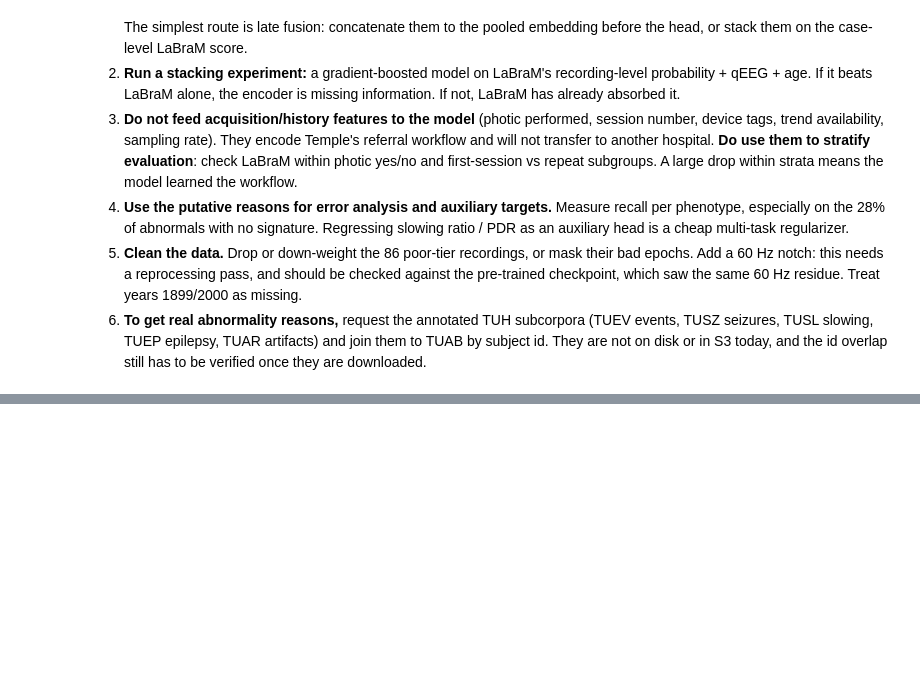
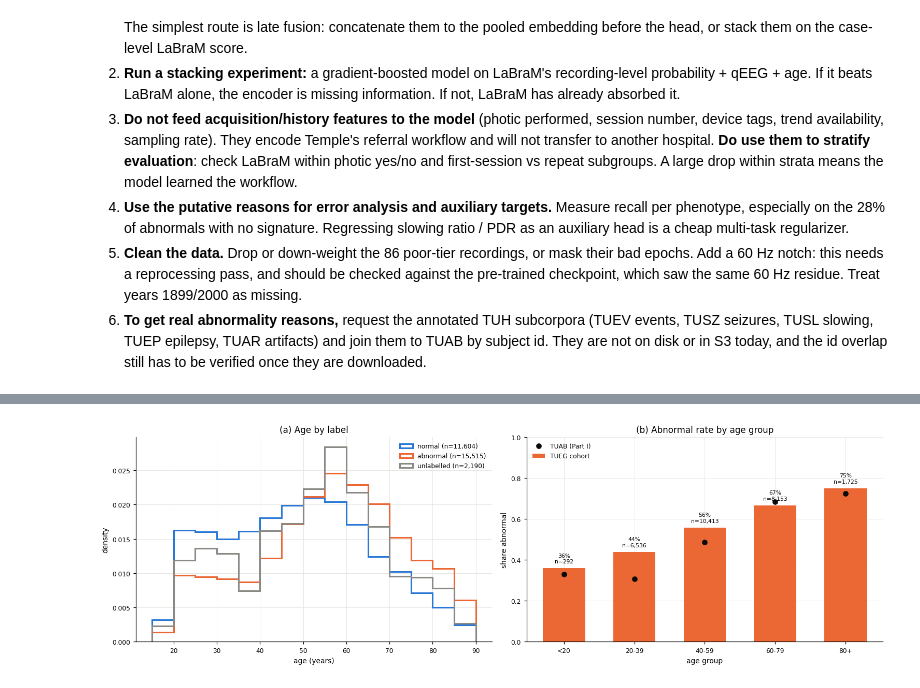
Before and after one commit to Neuro-Clalit/LaBraM, a Jupyter notebook: notebooks/tuab_meta_features.ipynb, the cells around one changed output, grey strips where cells are left out. Cells and saved outputs as stored; diff of their text form; code cells hidden in the pictures; blank space fills up the shorter version.

```diff
--- a/notebooks/tuab_meta_features.ipynb
+++ b/notebooks/tuab_meta_features.ipynb
@@ -671,0 +1128,21 @@ Numbers are from the full TUAB v3.0.0 sweep (2,993 recordings, 2,329 subjects, 0
+# %%
+fig, axes = plt.subplots(1, 2, figsize=(14, 4.5))
+bins = np.arange(15, 95, 5)
+for lab, color in [("normal", C_NORMAL), ("abnormal", C_ABNORMAL), ("unlabelled", C_NEUTRAL)]:
+    axes[0].hist(tg.loc[tg["label3"] == lab, "age"], bins=bins, histtype="step", lw=2, density=True,
+                 color=color, label=f"{lab} (n={(tg['label3'] == lab).sum():,})")
+axes[0].set(title="Age by label", xlabel="age (years)", ylabel="density"); axes[0].legend()
+
+rate = tg[labelled].groupby("age_group", observed=True)["is_abnormal"].agg(["mean", "size"])   # Eq. (9.1)
+rate_tuab = df.groupby("age_group", observed=True)["is_abnormal"].mean()
+x = np.arange(len(rate))
+axes[1].bar(x, rate["mean"], color=C_ABNORMAL, width=0.6, label="TUEG cohort")
+axes[1].plot(x, rate_tuab.reindex(rate.index).to_numpy(), "o", color="#0b0b0b", label="TUAB (Part I)")
+for i, (m, n) in enumerate(zip(rate["mean"], rate["size"])):
+    axes[1].text(i, m + 0.02, f"{m:.0%}\nn={n:,}", ha="center", va="bottom", fontsize=7)
+axes[1].set_xticks(x, rate.index.astype(str))
+axes[1].set(title="Abnormal rate by age group", xlabel="age group", ylabel="share abnormal", ylim=(0, 1))
+axes[1].legend(loc="upper left")
+finish(fig, axes)
+# %% [output]
+[figure, added]
```
Also changed, not shown: parts of 71 cells of this notebook, 5 other files.
